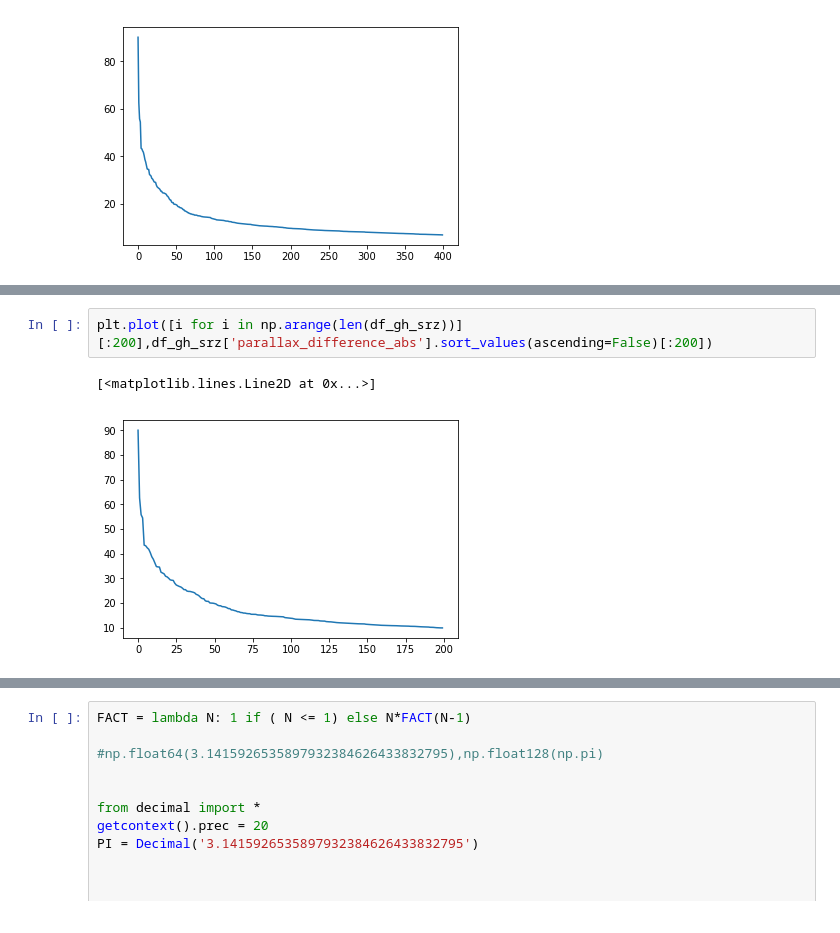
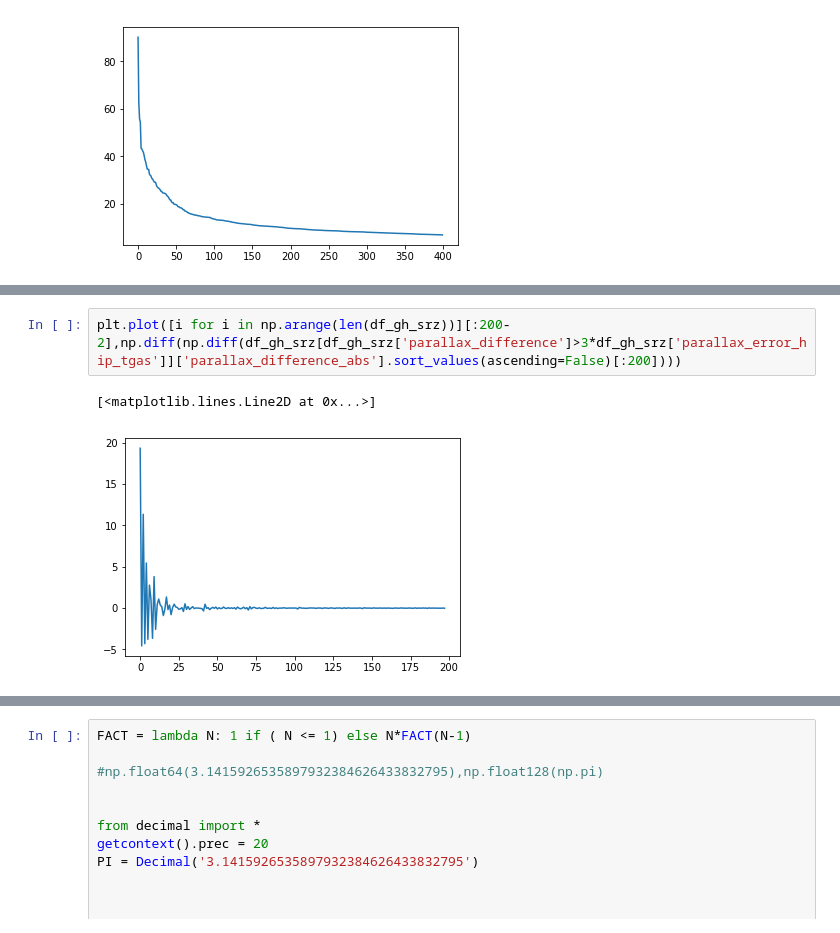
Before and after one commit to paantya/gaialib, a Jupyter notebook: d2018_sf.ipynb, the cells around one changed output, grey strips where cells are left out. Drawn from its saved outputs; the diff is of its cells as text.

```diff
--- a/d2018_sf.ipynb
+++ b/d2018_sf.ipynb
@@ -133,5 +143,5 @@ plt.plot([i for i in np.arange(len(df_gh_srz))][:400],df_gh_srz['parallax_differ
 # %%
-plt.plot([i for i in np.arange(len(df_gh_srz))][:200],df_gh_srz['parallax_difference_abs'].sort_values(ascending=False)[:200])
+plt.plot([i for i in np.arange(len(df_gh_srz))][:200-2],np.diff(np.diff(df_gh_srz[df_gh_srz['parallax_difference']>3*df_gh_srz['parallax_error_hip_tgas']]['parallax_difference_abs'].sort_values(ascending=False)[:200])))
 # %% [output]
 [<matplotlib.lines.Line2D at 0x...>]
-[figure, old version]
+[figure, new version]
```
Also changed, not shown: parts of 30 cells of this notebook.
